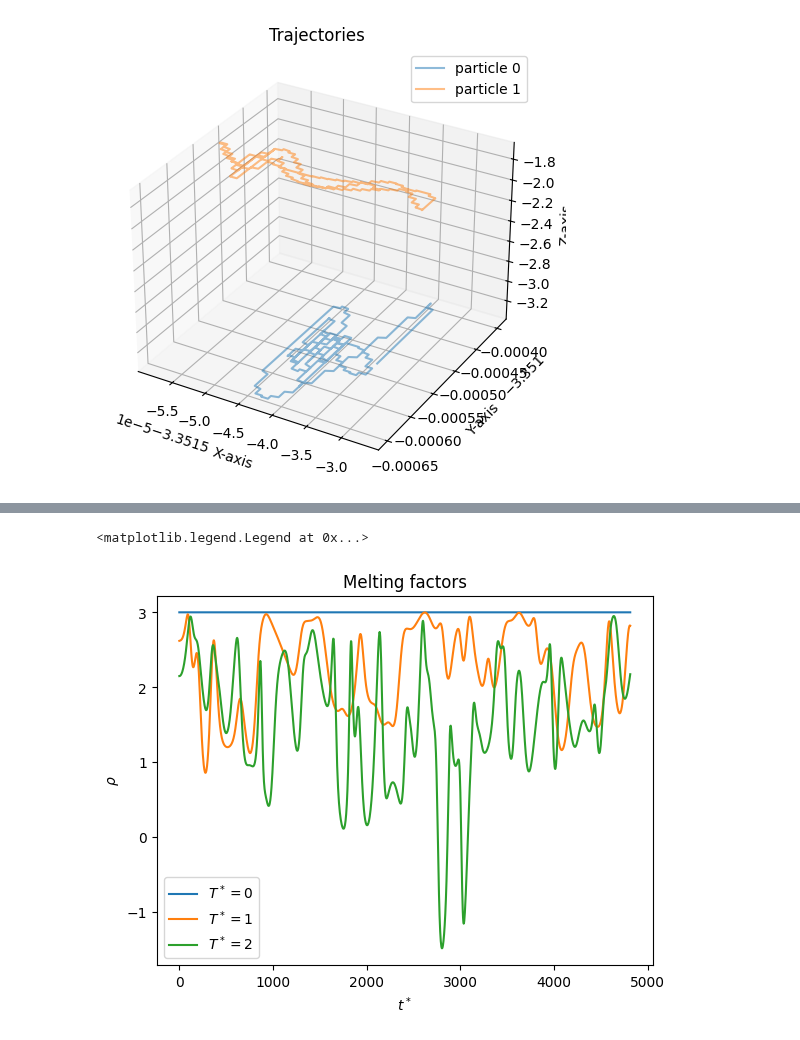
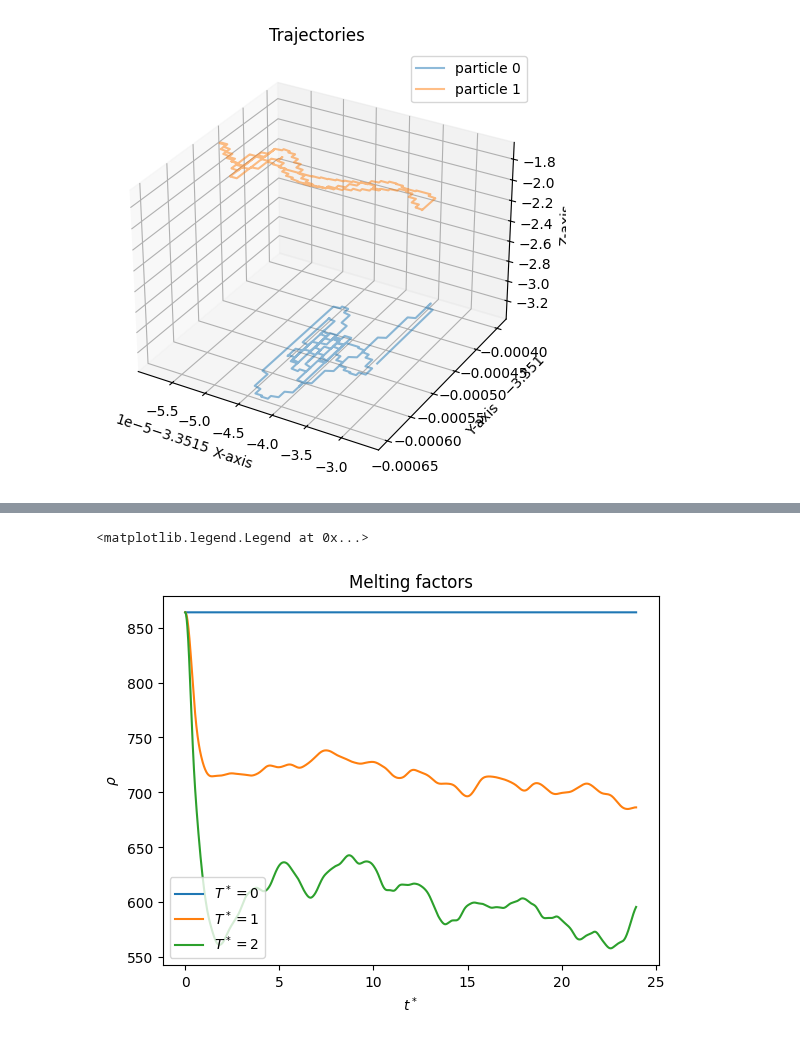
Before and after one commit to corinnawegner/Computational-physics, a Jupyter notebook: Project 3/Problem 1.ipynb, the cells around one changed output, grey strips where cells are left out. Cells and saved outputs as stored; diff of their text form; code cells hidden in the pictures.

```diff
--- a/Project 3/Problem 1.ipynb
+++ b/Project 3/Problem 1.ipynb
@@ -15,22 +15,16 @@ from itertools import product
 import Cython
 from numba import njit
 # %%
-rho = 0.85
+rho = 0.3
 h = 0.016
 m = 48
-T = 1
+T = 0.5
 M = 6 # cube root of number of unit cells in the L^3 volume, gives N=864 particles
 L = np.cbrt((4*M**3)/rho)
 sigma = 3.405 #Angstrom
 epsilon = 119.8 #K
-T = 2.0
-sigma = 3.405 #Angstrom
-epsilon = 119.8 #K
-m = 48 # Be careful, m is also defined in the cython
 
-tp = np.sqrt(48*epsilon/(m*sigma**2)) #*t
-
-t_max = 1000
+tp = h #*t
 # %%
 def build_fcc():
     """
@@ -87,8 +88,8 @@ v_0: Initial velocities of the system particles
 # %%
 t_max = 1500
 
-path_r_0 = "C:/Users/corin/CLionProjects/Verlet/cmake-build-debug/r_total_T0.txt"
-path_v_0 = "C:/Users/corin/CLionProjects/Verlet/cmake-build-debug/v_total_T0.txt"
+path_r_0 = "C:/Users/corin/OneDrive/Physik Master/WiSe 23/Methods of Computational Physics/Projects/Project 3/r_total_T0.txt"
+path_v_0 = "C:/Users/corin/OneDrive/Physik Master/WiSe 23/Methods of Computational Physics/Projects/Project 3/v_total_T0.txt"
 
 path_r_2 = "C:/Users/corin/OneDrive/Physik Master/WiSe 23/Methods of Computational Physics/Projects/Project 3/r_total_T2_new.txt"
 path_v_2 = "C:/Users/corin/OneDrive/Physik Master/WiSe 23/Methods of Computational Physics/Projects/Project 3/v_total_T2_new.txt"
@@ -215,21 +230,26 @@ Text(0, 0.5, '$T^*$')
 # %%
+num_timesteps = 1498
 def melting_factor(x):
+    """
+    :param x: 1D array of shape (num_particles,), positions of all particles' x-positions at a certain time step
+    :return: float, melting factor for the configuration
+    """
     a = L/M
     k = 4*np.pi/a
-    return np.array([np.sum([np.cos(k*i) for i in x])])
+    return np.sum([np.cos(k*i) for i in x])
 
-melting_factors_0 = [melting_factor(v_total_reshaped[t][:][0]) for t in range(v_total_reshaped.shape[0])]
-melting_factors_1 = [melting_factor(v_total_1_reshaped[t][:][0]) for t in range(v_total_reshaped.shape[0])]
-melting_factors_2 = [melting_factor(v_total_2_reshaped[t][:][0]) for t in range(v_total_reshaped.shape[0])]
+melting_factors_0 = [melting_factor(r_total_reshaped[t,:,0]) for t in range(r_total_reshaped.shape[0])]
+melting_factors_1 = [melting_factor(r_total_1_reshaped[t,:,0]) for t in range(r_total_reshaped.shape[0])]
+melting_factors_2 = [melting_factor(r_total_2_reshaped[t,:,0]) for t in range(r_total_reshaped.shape[0])]
 
-plt.plot(np.arange(v_total_1_reshaped.shape[0])*tp, melting_factors_0, label="$T^* = 0$")
-plt.plot(np.arange(v_total_1_reshaped.shape[0])*tp, melting_factors_1, label="$T^* = 1$")
-plt.plot(np.arange(v_total_1_reshaped.shape[0])*tp, melting_factors_2, label="$T^* = 2$")
+plt.plot(np.arange(num_timesteps)*tp, melting_factors_0, label="$T^* = 0$")
+plt.plot(np.arange(num_timesteps)*tp, melting_factors_1, label="$T^* = 1$")
+plt.plot(np.arange(num_timesteps)*tp, melting_factors_2, label="$T^* = 2$")
 
 plt.title("Melting factors")
 plt.xlabel("$t^*$")
 plt.ylabel(r"$\rho$")
 plt.legend()
 # %% [output]
 <matplotlib.legend.Legend at 0x...>
-[figure, old version]
+[figure, new version]
```
Also changed, not shown: parts of 10 cells of this notebook, 3 other files.
